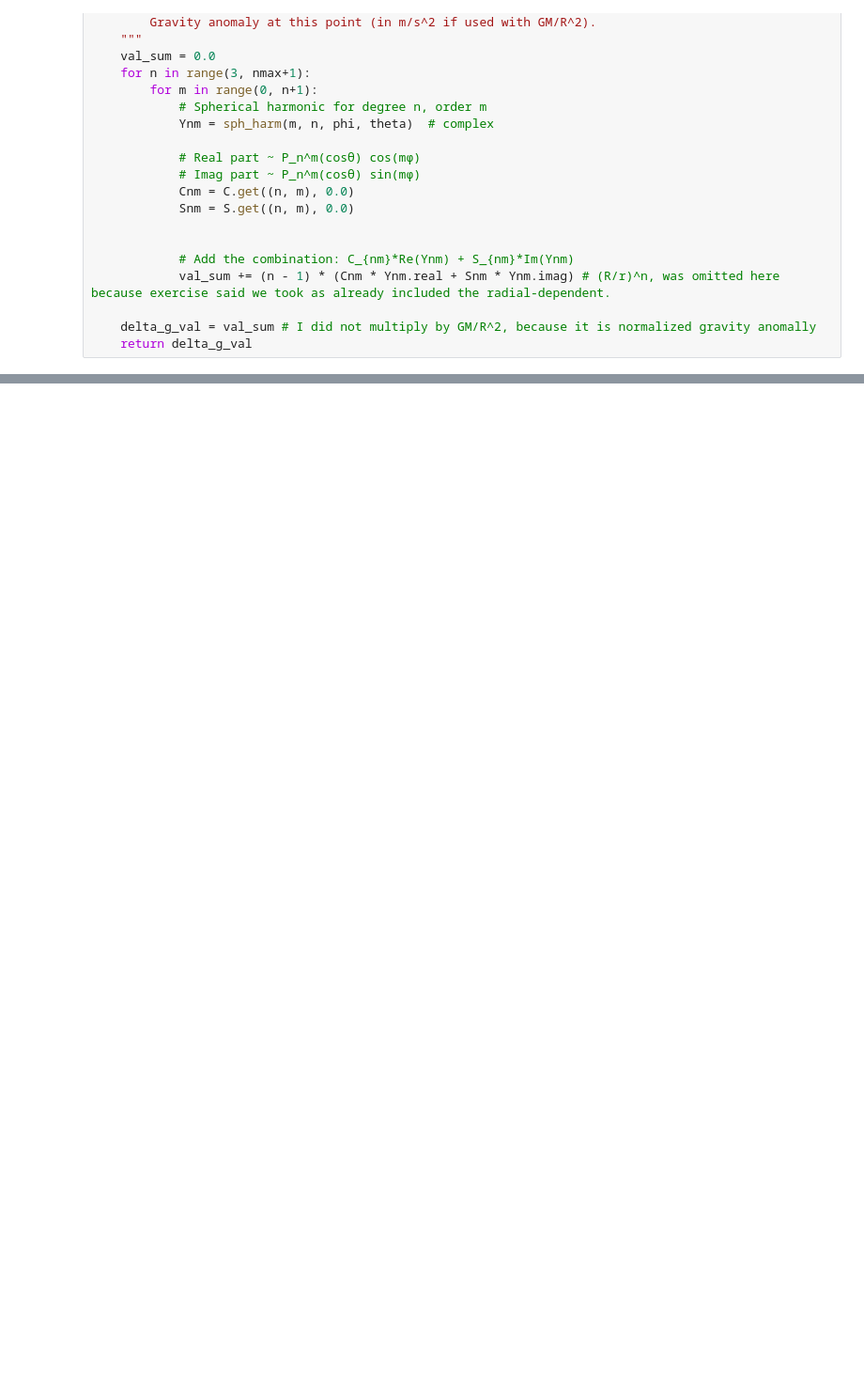
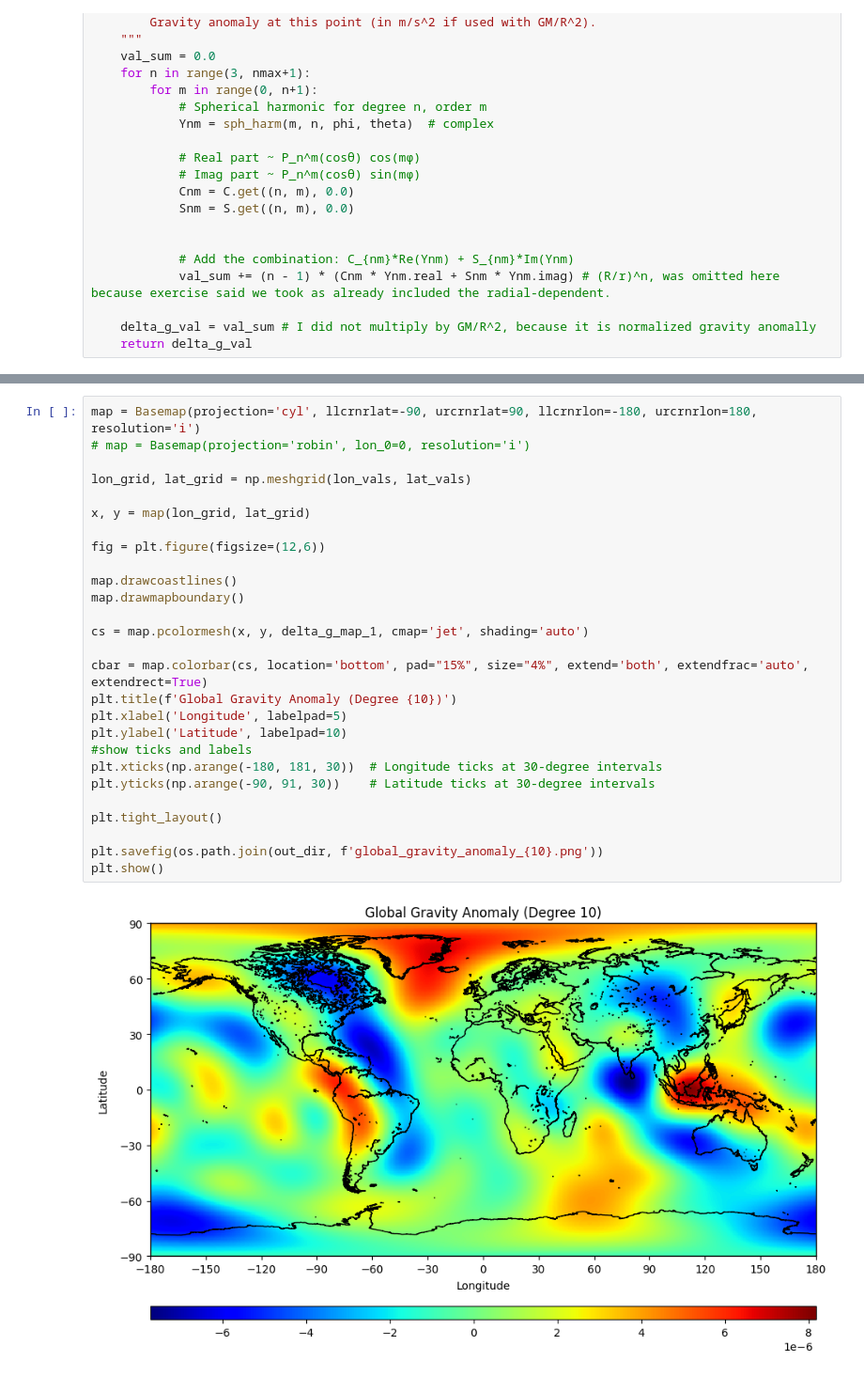
Before and after one commit to adonaymc/ceri8211_S2025, a Jupyter notebook: homework2_gravity/hmwk2_exercise5.ipynb, the cells around one changed output, grey strips where cells are left out. Shown: that part at 94% size. Drawn from its saved outputs; the diff is of its cells as text; blank space fills up the shorter version.

```diff
--- a/homework2_gravity/hmwk2_exercise5.ipynb
+++ b/homework2_gravity/hmwk2_exercise5.ipynb
@@ -70,2 +100,31 @@ def delta_g_single_point(theta, phi, C, S, nmax=10):
+# %%
+map = Basemap(projection='cyl', llcrnrlat=-90, urcrnrlat=90, llcrnrlon=-180, urcrnrlon=180, resolution='i')
+# map = Basemap(projection='robin', lon_0=0, resolution='i')
+
+lon_grid, lat_grid = np.meshgrid(lon_vals, lat_vals)
+
+x, y = map(lon_grid, lat_grid)
+
+fig = plt.figure(figsize=(12,6))
+
+map.drawcoastlines()
+map.drawmapboundary()
+
+cs = map.pcolormesh(x, y, delta_g_map_1, cmap='jet', shading='auto')
+
+cbar = map.colorbar(cs, location='bottom', pad="15%", size="4%", extend='both', extendfrac='auto', extendrect=True)
+plt.title(f'Global Gravity Anomaly (Degree {10})')
+plt.xlabel('Longitude', labelpad=5)
+plt.ylabel('Latitude', labelpad=10)
+#show ticks and labels
+plt.xticks(np.arange(-180, 181, 30))  # Longitude ticks at 30-degree intervals
+plt.yticks(np.arange(-90, 91, 30))    # Latitude ticks at 30-degree intervals
+
+plt.tight_layout()
+
+plt.savefig(os.path.join(out_dir, f'global_gravity_anomaly_{10}.png'))
+plt.show()
+# %% [output]
+[figure, added]
 # %%
 # Define lat/lon arrays
```
Also changed, not shown: parts of 14 cells of this notebook, 4 other files.
